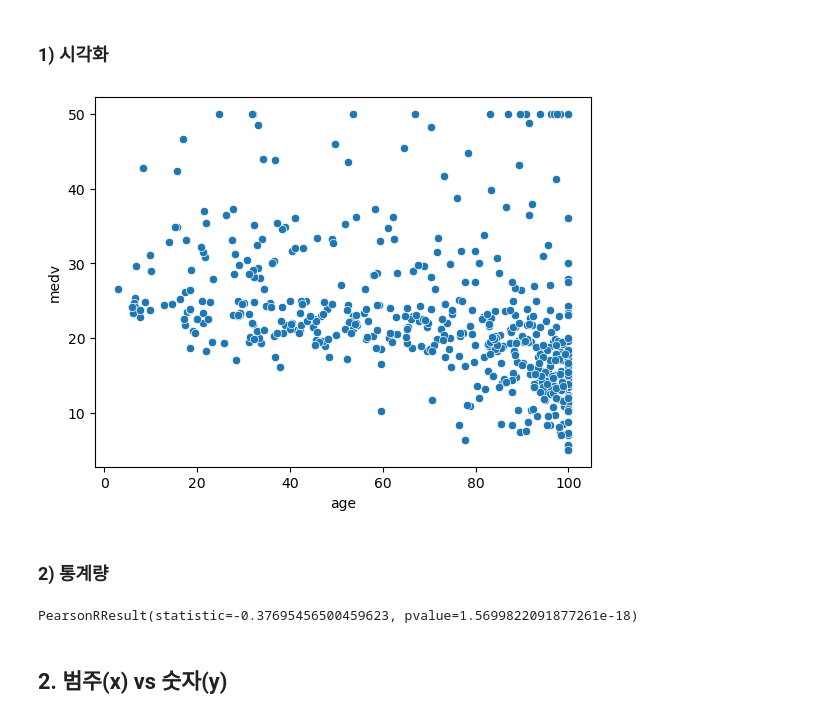
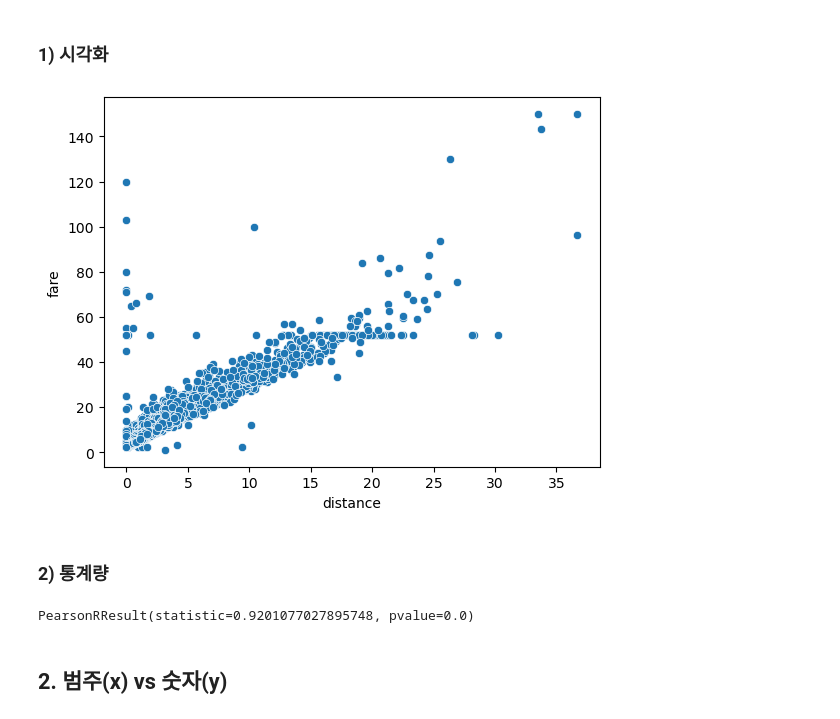
Before and after one commit to Run-aivle/study, a Jupyter notebook: Feb/02.09/SEN/Study.ipynb, the cells around one changed output. Cells and saved outputs as stored; diff of their text form; code cells hidden in the pictures.

```diff
--- a/Feb/02.09/SEN/Study.ipynb
+++ b/Feb/02.09/SEN/Study.ipynb
@@ -7,6 +7,6 @@ import seaborn as sns
 
 import scipy.stats as spst
 # %%
-boston = pd.read_csv('https://raw.githubusercontent.com/DA4BAM/dataset/master/boston.csv')
-boston.head()
+taxis = sns.load_dataset('taxis')
+taxis.head()
 # %% [output]
@@ -136,16 +131,16 @@ memory usage: 83.7+ KB
 # %% [markdown]
 ### 1) 시각화
 # %%
-sns.scatterplot(x = 'age', y = 'medv', data = boston)
+sns.scatterplot(x = 'distance', y = 'fare', data = taxis)
 plt.show()
 # %% [output]
-[figure, old version]
+[figure, new version]
 # %% [markdown]
 ### 2) 통계량
 # %%
-spst.pearsonr(boston['age'], boston['medv'])
+spst.pearsonr(taxis['distance'], taxis['fare'])
 # %% [output]
-PearsonRResult(statistic=-0.37695456500459623, pvalue=1.5699822091877261e-18)
+PearsonRResult(statistic=0.9201077027895748, pvalue=0.0)
 # %% [markdown]
 ## 2. 범주(x) vs 숫자(y)
 # %% [markdown]
```
Also changed, not shown: parts of 14 cells of this notebook.
